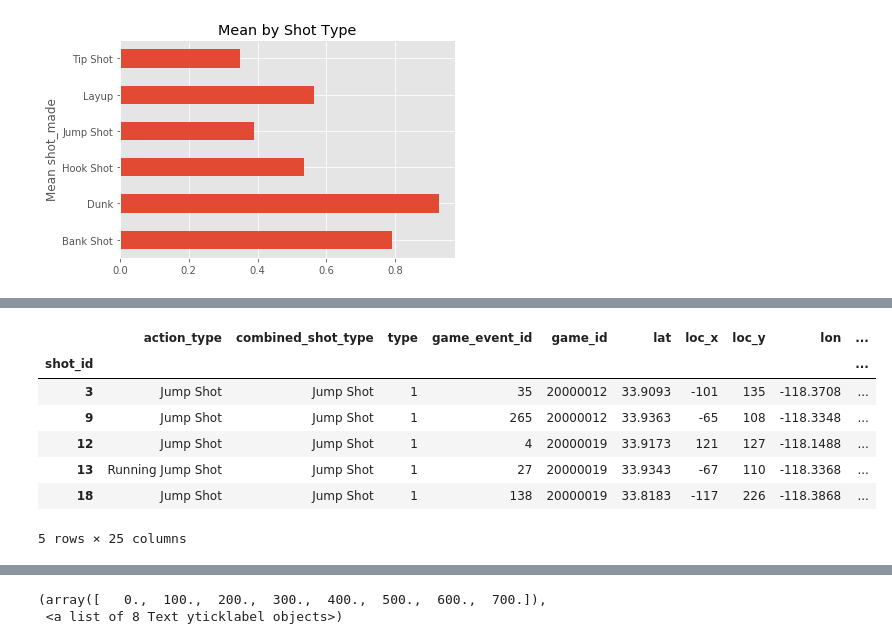
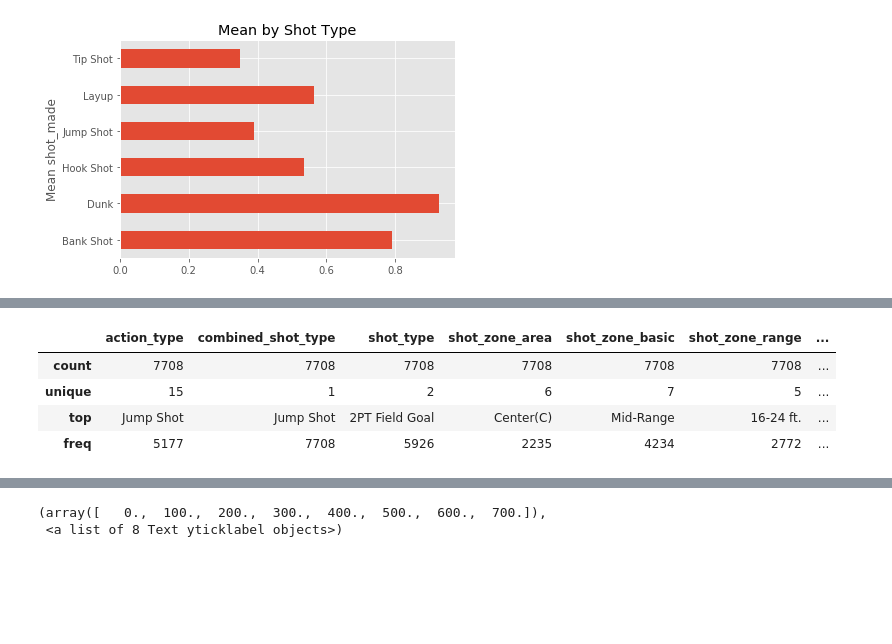
Before and after one commit to AustinLVB/KaggleKobe, a Jupyter notebook: Project1VisualizationLVBISHOP.ipynb, the cells around one changed output, grey strips where cells are left out. Drawn from its saved outputs; the diff is of its cells as text; code cells hidden in the pictures; blank space fills up the shorter version.

```diff
--- a/Project1VisualizationLVBISHOP.ipynb
+++ b/Project1VisualizationLVBISHOP.ipynb
@@ -482,0 +507,4 @@ memory usage: 5.1+ MB
+# %%
+# Keep the year with the extension to simplified analysis
+df['season'] = df['season'].apply(lambda x: x[:4])
+df['season'] = pd.to_numeric(df['season'])
@@ -716,15 +799,15 @@ df_dummie.head(5)
 # %%
+# New dataframe to analyze success rate of Jump Shot and correlationship tp other variables
+
 df3 = df[(df.shot_made_flag == 1) & (df.combined_shot_type =="Jump Shot")]
-df3.head()
+df3.head(5)
+df3.describe(include=['object'])
 # %% [output]
-|  | action_type | combined_shot_type | type | game_event_id | game_id | lat | loc_x | loc_y | lon | ... |
-| shot_id |  |  |  |  |  |  |  |  |  | ... |
-| 3 | Jump Shot | Jump Shot | 1 | 35 | 20000012 | 33.9093 | -101 | 135 | -118.3708 | ... |
-| 9 | Jump Shot | Jump Shot | 1 | 265 | 20000012 | 33.9363 | -65 | 108 | -118.3348 | ... |
-| 12 | Jump Shot | Jump Shot | 1 | 4 | 20000019 | 33.9173 | 121 | 127 | -118.1488 | ... |
-| 13 | Running Jump Shot | Jump Shot | 1 | 27 | 20000019 | 33.9343 | -67 | 110 | -118.3368 | ... |
-| 18 | Jump Shot | Jump Shot | 1 | 138 | 20000019 | 33.8183 | -117 | 226 | -118.3868 | ... |
+|  | action_type | combined_shot_type | shot_type | shot_zone_area | shot_zone_basic | shot_zone_range | ... |
+| count | 7708 | 7708 | 7708 | 7708 | 7708 | 7708 | ... |
+| unique | 15 | 1 | 2 | 6 | 7 | 5 | ... |
+| top | Jump Shot | Jump Shot | 2PT Field Goal | Center(C) | Mid-Range | 16-24 ft. | ... |
+| freq | 5177 | 7708 | 5926 | 2235 | 4234 | 2772 | ... |
-5 rows × 25 columns
 # %%
 shot_type= pd.crosstab(index=df3["shot_made_flag"],
                              columns=[df3["combined_shot_type"],
```
Also changed, not shown: parts of 47 cells of this notebook.
